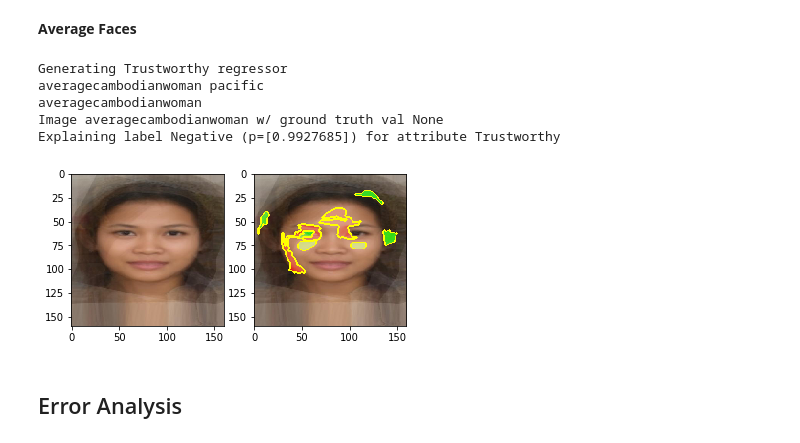
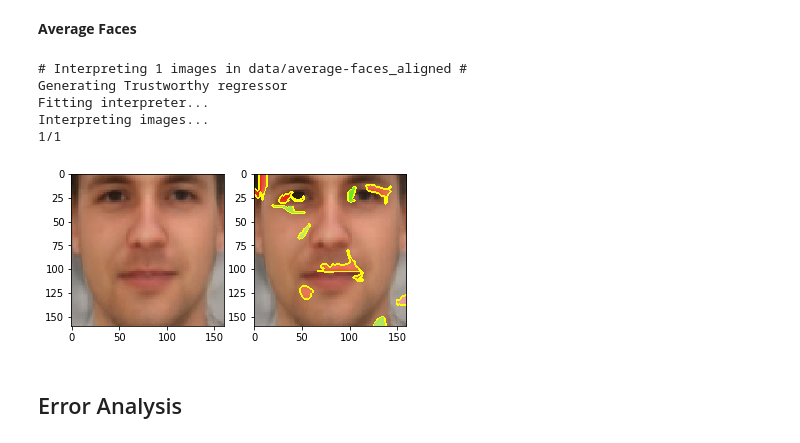
Before and after one commit to ryansteed/learning-appearance-bias, a Jupyter notebook: notebooks/feature-analysis.ipynb, the cells around one changed output. Drawn from its saved outputs; the diff is of its cells as text; code cells hidden in the pictures.

```diff
--- a/notebooks/feature-analysis.ipynb
+++ b/notebooks/feature-analysis.ipynb
@@ -506,19 +521,20 @@ Explaining label Negative (p=[0.90373625]) for attribute Trustworthy
 # %%
 interpret(
     'Trustworthy',
     ['data/maxdistinct_aligned'],
-    '../data/average-faces',
+    'data/average-faces_aligned',
     n=1,
+    file='png',
     ground_truth=False,
     num_samples=500
 )
 # %% [output]
+# Interpreting 1 images in data/average-faces_aligned #
 Generating Trustworthy regressor
-averagecambodianwoman pacific
-averagecambodianwoman
-Image averagecambodianwoman w/ ground truth val None
-Explaining label Negative (p=[0.9927685]) for attribute Trustworthy
+Fitting interpreter...
+Interpreting images...
+1/1
-[figure, old version]
+[figure, new version]
 # %% [markdown]
 ## Error Analysis
 # %% [markdown]
```
Also changed, not shown: parts of 38 cells of this notebook, 11 other files.
